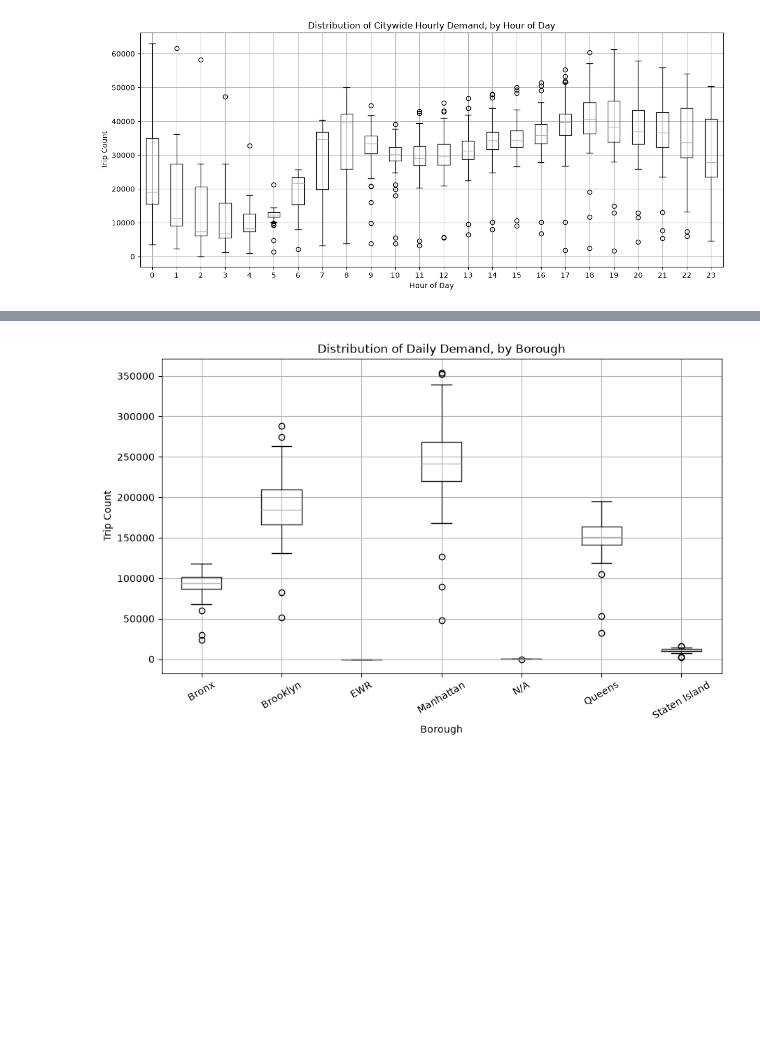
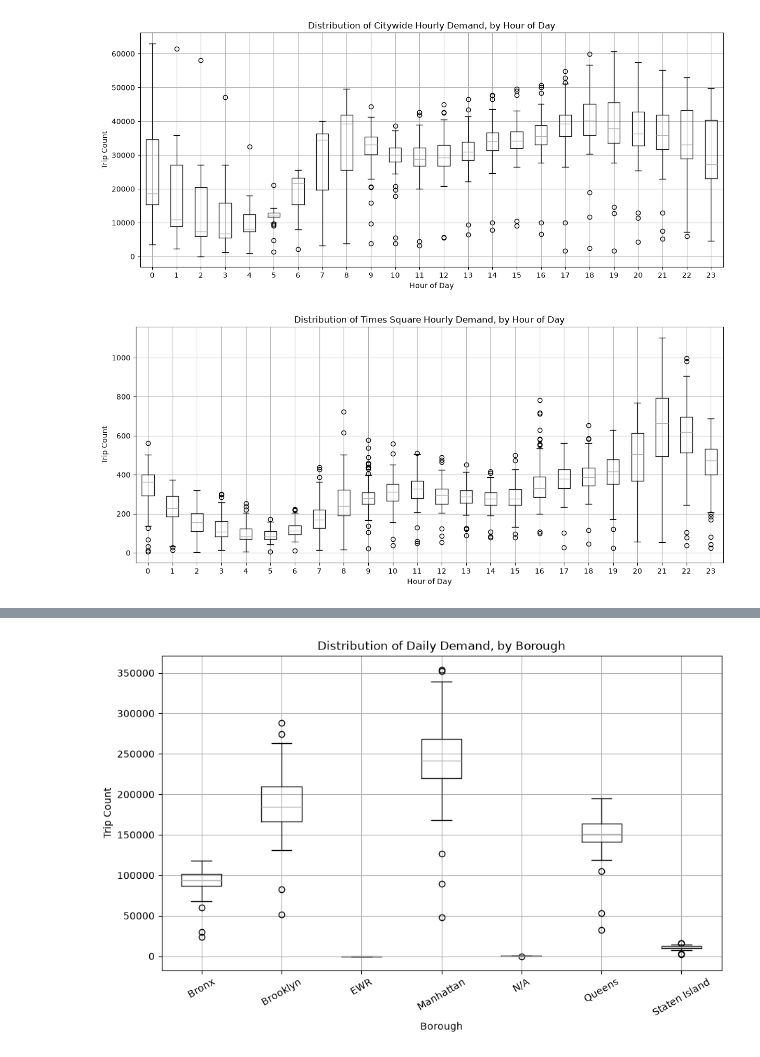
Before and after one commit to wilsonz347/nyc-fhvhv-market-analysis, a Jupyter notebook: notebooks/03_exploratory_data_analysis.ipynb, the cells around one changed output, grey strips where cells are left out. Saved outputs shown, nothing was run; the diff lists cells and outputs as text; code cells hidden in the pictures; blank space fills up the shorter version.

```diff
--- a/notebooks/03_exploratory_data_analysis.ipynb
+++ b/notebooks/03_exploratory_data_analysis.ipynb
@@ -97,4 +98,26 @@ plt.ylabel("Trip Count")
 plt.show()
 # %% [output]
 [figure]
+# %%
+# Distribution of hourly trip counts by Times Square pickup zone
+times_sq_hourly_distribution = con.sql("""
+SELECT
+    DATE_TRUNC('day', request_datetime) AS day,
+    EXTRACT(HOUR FROM request_datetime) AS hour_of_day,
+    COUNT(*) AS trip_count
+FROM fhvhv_clean_2026
+WHERE pickup_zone LIKE 'Times Sq%'
+GROUP BY day, hour_of_day
+ORDER BY hour_of_day, day
+""").df()
+
+plt.figure(figsize=(14, 6))
+times_sq_hourly_distribution.boxplot(column="trip_count", by="hour_of_day", ax=plt.gca())
+plt.title("Distribution of Times Square Hourly Demand, by Hour of Day")
+plt.suptitle("")
+plt.xlabel("Hour of Day")
+plt.ylabel("Trip Count")
+plt.show()
+# %% [output]
+[figure, added]
 # %% [markdown]
```
Also changed, not shown: parts of 9 cells of this notebook.
